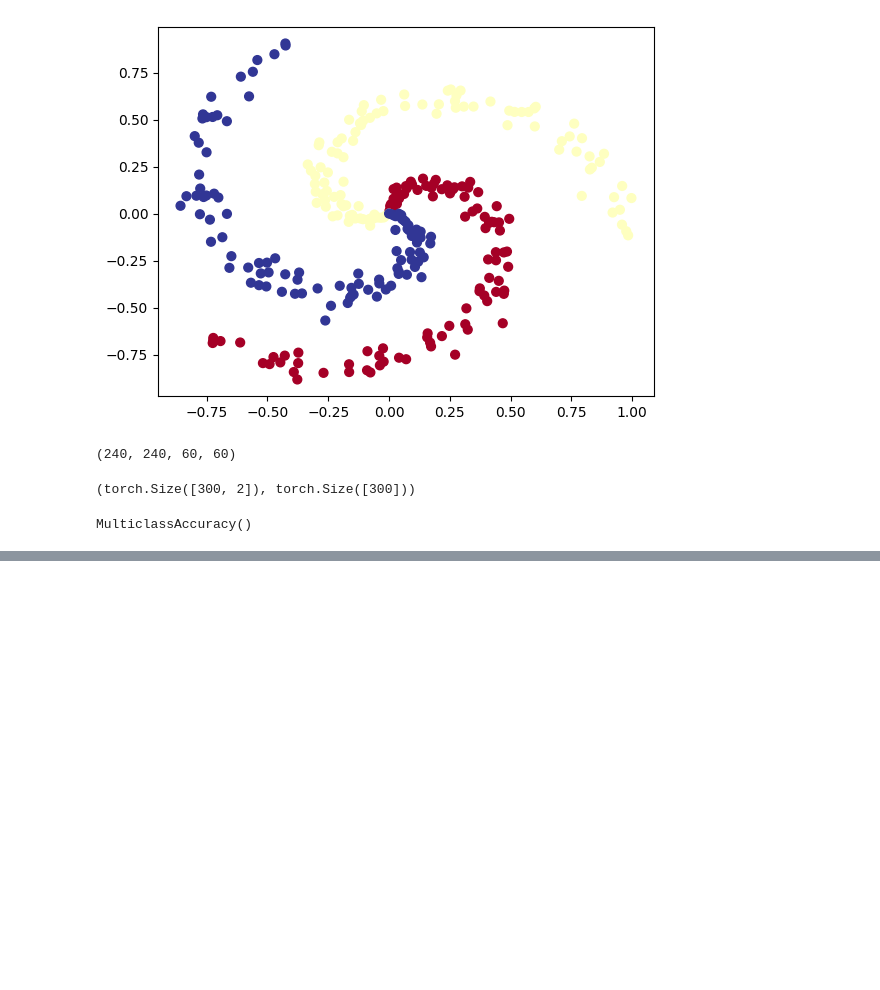
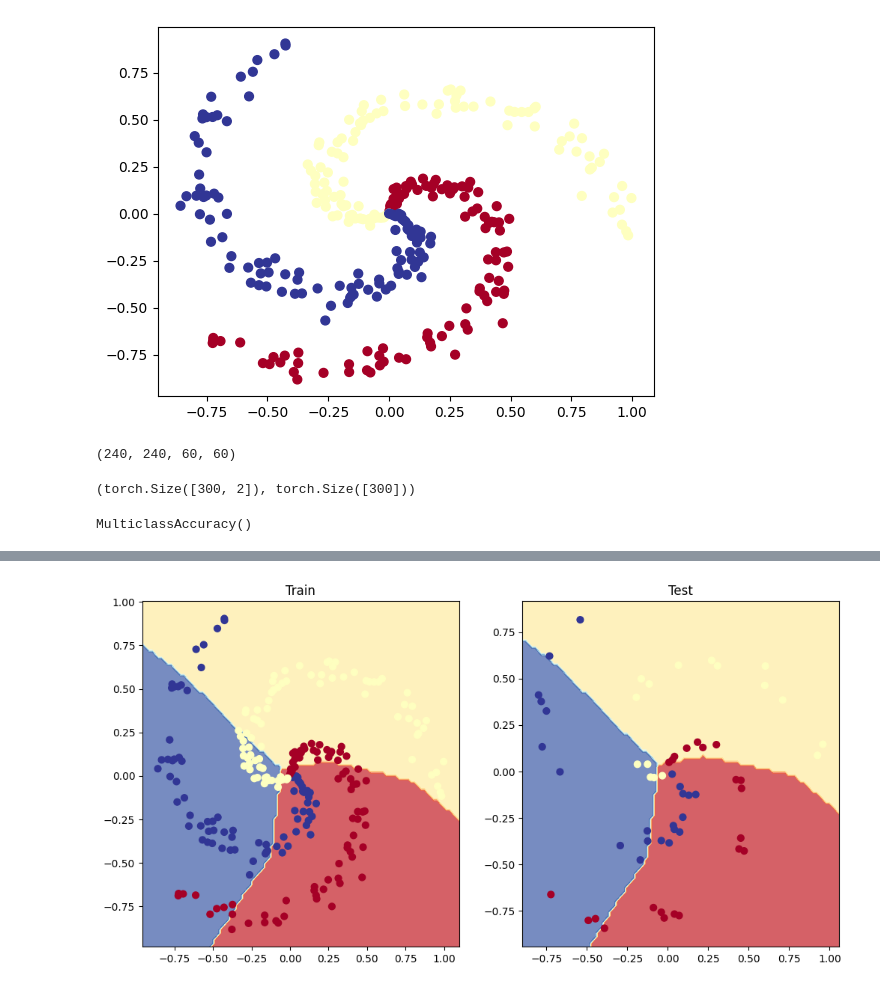
Before and after one commit to AnerGcorp/pytorch-deep-learning-an, a Jupyter notebook: my_experiments/02_pytorch_classification_exercises.ipynb, the cells around one changed output, grey strips where cells are left out. Drawn from its saved outputs; the diff is of its cells as text; code cells hidden in the pictures; blank space fills up the shorter version.

Commit message:
plot decision boundary with spiral data

```diff
--- a/my_experiments/02_pytorch_classification_exercises.ipynb
+++ b/my_experiments/02_pytorch_classification_exercises.ipynb
@@ -450,7 +450,7 @@ device = "cuda" if torch.cuda.is_available() else "cpu"
 
 # Create model by subclassing nn.Module
 class SpiralModelV0(nn.Module):
-  def __init__(self, input_features, output_features, hidden_units=10):
+  def __init__(self, input_features, output_features, hidden_units=8):
     super().__init__()
     self.layers = nn.Sequential(
       nn.Linear(in_features=input_features, out_features=hidden_units),
@@ -467,7 +467,7 @@ class SpiralModelV0(nn.Module):
 model_0 = SpiralModelV0(
   input_features=2,
   output_features=K,
-  hidden_units=10
+  hidden_units=8
 ).to(device)
 model_0.state_dict()
 # %% [output]
@@ -544,12 +544,12 @@ for epoch in range(epochs):
   model_0.train()
 
   # 1. Forward pass
-  y_logits = model_0(X_train).squeeze()
-  y_pred = torch.round(torch.sigmoid(y_logits))
+  y_logits = model_0(X_train)
+  y_pred = torch.softmax(y_logits, dim=1).argmax(dim=1)
 
   # 2. Calculate the loss
-  loss = loss_fn(y_logits, X_train)
-  acc = accuracy_fn(y_pred, y_train.int())
+  loss = loss_fn(y_logits, y_train)
+  acc = acc_fn(y_pred, y_train.int())
 
   # 3. Optimizer zero grad
   optimizer.zero_grad()
@@ -567,13 +567,13 @@ for epoch in range(epochs):
 
     # 1. Forward pass
     y_test_logits = model_0(X_test)
-    y_test_pred = torch.round(torch.sigmoid(y_test_logits))
+    y_test_pred = torch.softmax(y_test_logits, dim=1).argmax(dim=1)
 
     # 2. Caculate loss and acc
-    test_loss = loss_fn(y_test_logits, X_test)
-    test_acc = accuracy_fn(y_tes_pred, y_test)
+    test_loss = loss_fn(y_test_logits, y_test)
+    test_acc = acc_fn(y_test_pred, y_test)
 
   # Print out what's happening every 100 epochs
   if epoch % 100 == 0:
-    print(f"Epoch: {epoch} | Loss: {loss:.5f}, Acc: {acc:.2f}% | Test Loss: {test_loss:5f}, Test Acc: {test_acc:.2f}")
+    print(f"Epoch: {epoch} | Loss: {loss:.5f}, Acc: {100 * acc:.2f}% | Test Loss: {test_loss:5f}, Test Acc: {100 * test_acc:.2f}%")
 # %% [output]
@@ -582,0 +590,11 @@ RuntimeError: Expected object of scalar type Long but got scalar type Float for
+# %%
+# Plot decision boundaries for training and test sets
+plt.figure(figsize=(12, 6))
+plt.subplot(1, 2, 1)
+plt.title("Train")
+plot_decision_boundary(model_0, X_train, y_train)
+plt.subplot(1, 2, 2)
+plt.title("Test")
+plot_decision_boundary(model_0, X_test, y_test)
+# %% [output]
+[figure, added]
```
Also changed, not shown: parts of 4 cells of this notebook.
